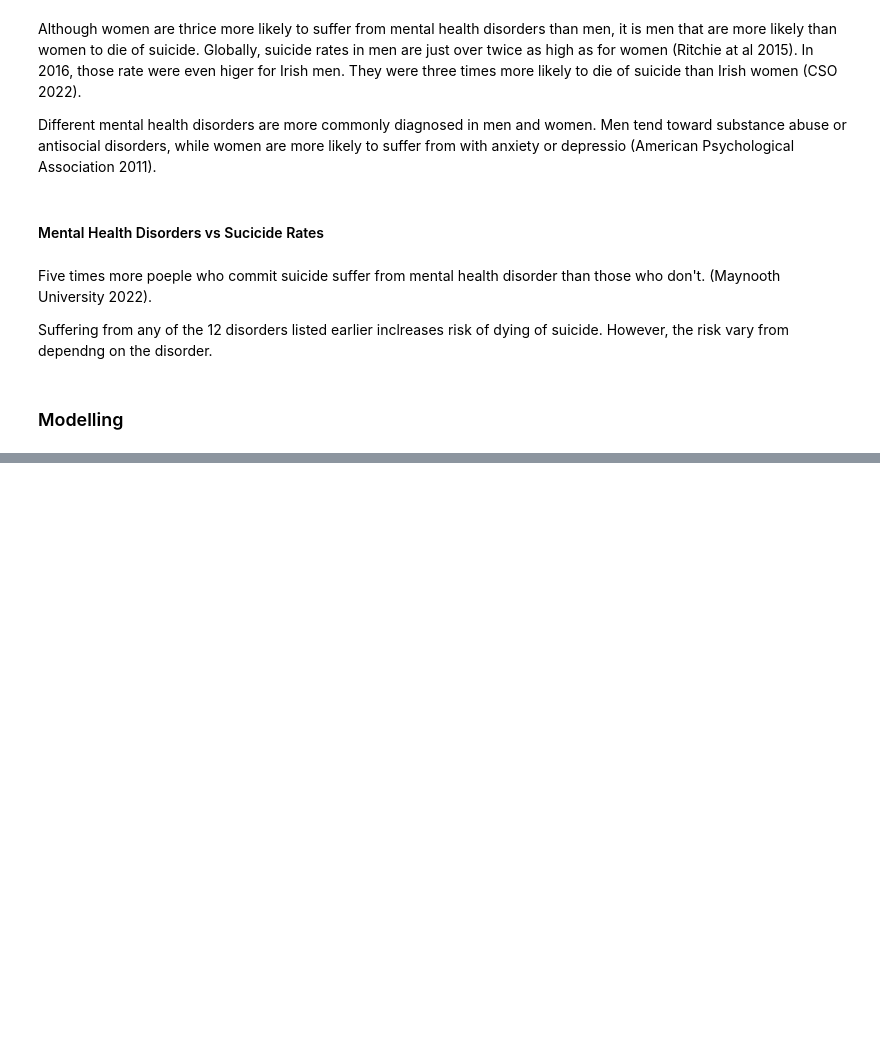
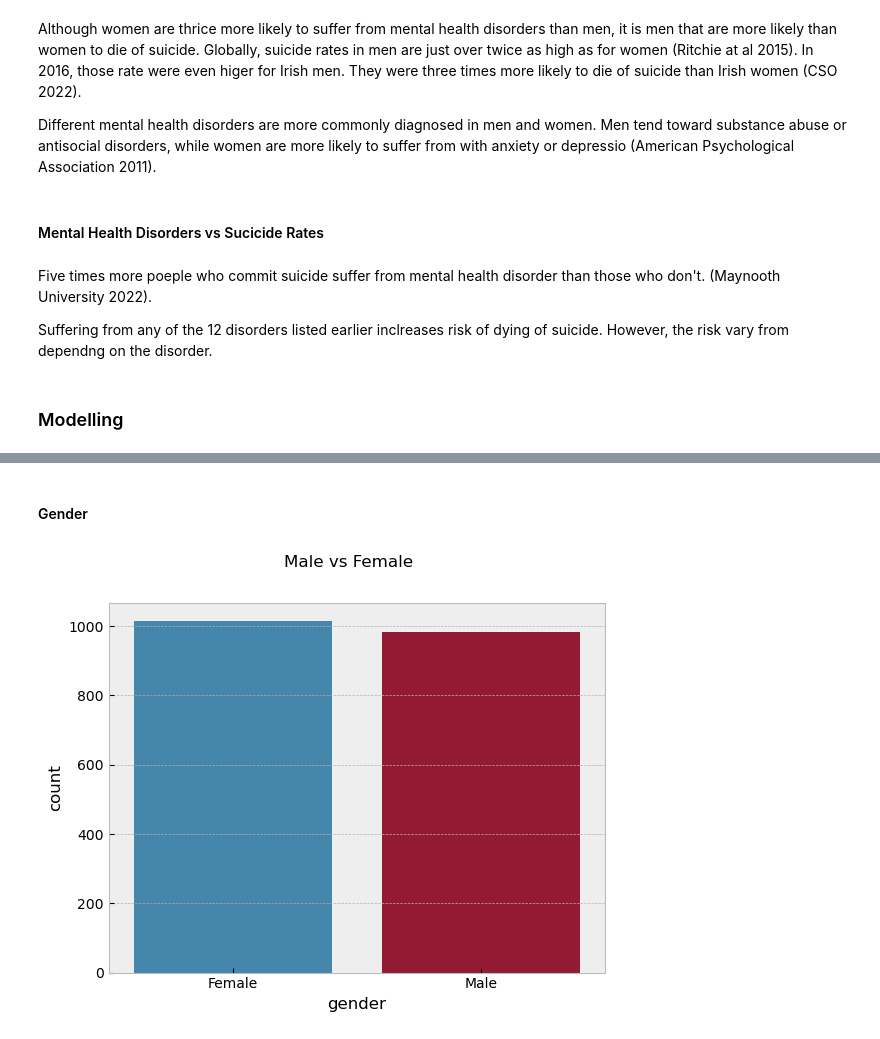
Before and after one commit to dariairad/pda-project1, a Jupyter notebook: pda-project1.ipynb, the cells around one changed output, grey strips where cells are left out. Cells and saved outputs as stored; diff of their text form; code cells hidden in the pictures; blank space fills up the shorter version.

```diff
--- a/pda-project1.ipynb
+++ b/pda-project1.ipynb
@@ -26,3 +32,6 @@ import seaborn as sns
+# %%
+# Setting plot style
+plt.style.use("bmh")
 # %% [markdown]
 ____
 # %% [markdown]
@@ -177,0 +125,3 @@ Stack Exchange (2015). *If my histogram shows a bell-shaped curve, can I say my
+# %%
+df = pd.DataFrame(index = None)
+rng = np.random.default_rng(seed = 1)
@@ -177,0 +130,7 @@ Stack Exchange (2015). *If my histogram shows a bell-shaped curve, can I say my
+# %%
+person = []
+for i in range (2000):
+    person.append ("Person {}".format(i+1))
+
+df["person"] = person
+df.head()
@@ -177,0 +144,13 @@ Stack Exchange (2015). *If my histogram shows a bell-shaped curve, can I say my
+# %% [markdown]
+#### Gender
+# %%
+gender_choice = ["Male","Female"]
+gender = rng.choice (gender_choice, p = [0.4888, 0.5112], size = 2000)
+df["gender"] = gender
+
+# Test
+sns.countplot(x = df["gender"])
+plt.suptitle ("Male vs Female")
+plt.show()
+# %% [output]
+[figure, added]
```
Also changed, not shown: parts of 25 cells of this notebook.
